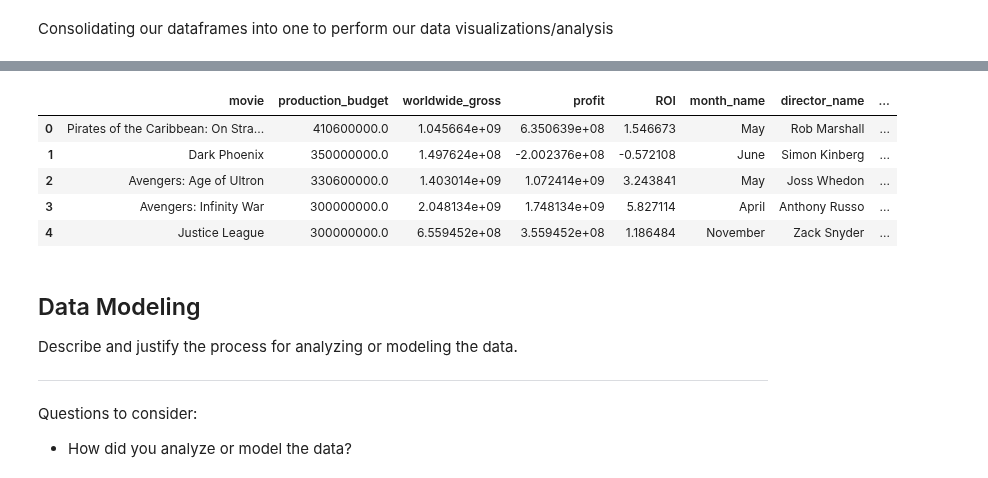
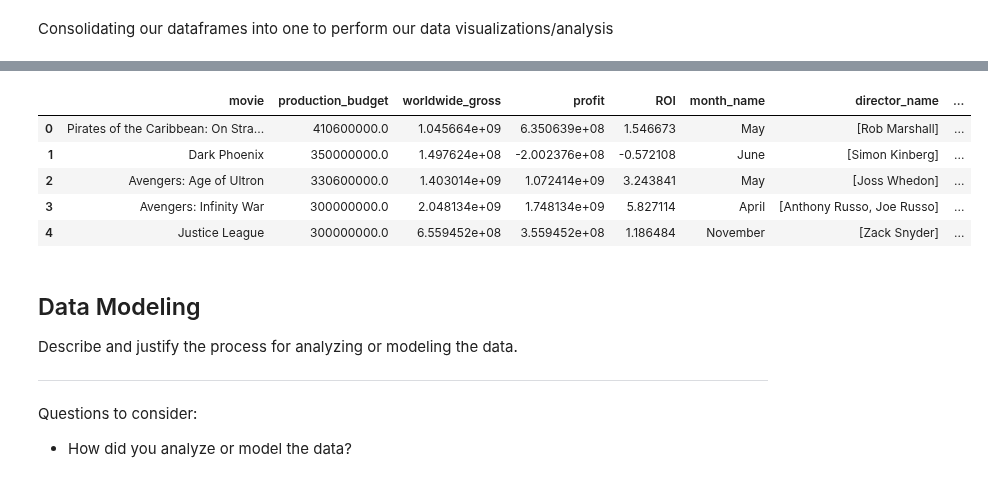
Before and after one commit to ZenBurrito/Phase-1Project, a Jupyter notebook: Movie-Studio-Project.ipynb, the cells around one changed output, grey strips where cells are left out. Cells and saved outputs as stored; diff of their text form; code cells hidden in the pictures.

```diff
--- a/Movie-Studio-Project.ipynb
+++ b/Movie-Studio-Project.ipynb
@@ -233,11 +233,9 @@ df_crew.dropna(axis=0, subset=['directors'], inplace=True)
 # Drop duplicate in 'tconst', film id
 df_crew.drop_duplicates(subset='tconst', inplace=True)
 
-# Split directors into director1, director2, director3, director4
-# 'director2' has 2nd director and others (if more than 2)
-df_crew[['director1', 'director2']] = df_crew['directors'].str.split(',', n=1,  expand =True)
+# Explode out films with multiple directors
+df_dir = df_crew.assign(director = df_crew.directors.str.split(',')).explode('director')
 
-# Drop 'directors' and 'director2' columns.
-# Only keeping director1 for each movie
-df_crew.drop(['directors', 'director2'], axis=1, inplace=True)
+# Drop 'directors' column because we have new column
+df_dir.drop('directors', axis = 1, inplace=True)
 # %%
@@ -343,4 +335,4 @@ df_num_cleaned['month'] = df_num_cleaned['release_date'].dt.month
 #Creating month name column using calendar library
 df_num_cleaned['month_name'] = df_num_cleaned['month'].apply(lambda x: calendar.month_name[x])
 # %%
-df_num_cleaned.drop(['release_date', 'month'], axis=1, inplace=True)
+df_num_cleaned.drop(['id', 'release_date', 'month'], axis=1, inplace=True)
@@ -378,0 +352,6 @@ df_merge.head()
+# %%
+#Merging the director ids with the director names
+df_merge = df_dir.merge(df_name, how = 'inner', left_on = 'director', right_on = 'nconst')
+
+# Join director names back into list for continued merging into next dataset
+df_remerge = df_merge.groupby('tconst').agg({'primary_name': lambda x: x.tolist()}).reset_index()
@@ -379,8 +378,18 @@ df_merge.head()
 # %%
 #second merge, adding director to the df_title data frame
-df_merge1 = df_merge.merge(df_title_final, how = 'inner', left_on = 'tconst', right_on = 'tconst')
+df_merge1 = df_remerge.merge(df_title_final, how = 'inner', left_on = 'tconst', right_on = 'tconst')
+
 #dropping irrelevant data
 df_merge1.drop(['tconst', 'start_year'], axis=1, inplace=True)
 
-df_merge1.head()
+# Rename director column
+df_merge1.rename(columns={'primary_name':'director_name'}, inplace=True)
+
+# Transform genres into list of genres for future explode
+df_merge2 = df_merge1.assign(genre = df_merge1.genres.str.split(','))
+
+# Drop genres column that is not a list
+df_merge2.drop('genres', axis = 1, inplace=True)
+
+df_merge2.head()
 # %% [output]
@@ -393,27 +402,20 @@ df_merge1.head()
 # %%
 #final merge, adding the merged datafram on the numbers file
-df_merge_final = df_num_cleaned.merge(df_merge1, how = 'inner', left_on = 'movie', right_on = 'original_title')
+df_merge_final = df_num_cleaned.merge(df_merge2, how = 'inner', left_on = 'movie', right_on = 'original_title')
 
 #dropping similar column
 df_merge_final.drop('original_title', axis=1, inplace=True)
 
-#dropping duplicated title so money stats aren't inflated with bad data
-df_merge_final.drop_duplicates(subset=['movie'], inplace=True)
-
-#splitting the genres so we can use the data for visualizing
-df_merge_final[['genre1', 'genre2']] = df_merge_final['genres'].str.split(',', n=1, expand=True)
-
-#dropping duplicate data/irrelevant data
-df_merge_final.drop(['genres', 'genre2'], axis=1, inplace=True)
+df_merge_final.drop_duplicates(subset = ['movie'], inplace=True)
 
 df_merge_final.head()
 # %% [output]
 |  | movie | production_budget | worldwide_gross | profit | ROI | month_name | director_name | ... |
-| 0 | Pirates of the Caribbean: On Stra... | 410600000.0 | 1.045664e+09 | 6.350639e+08 | 1.546673 | May | Rob Marshall | ... |
-| 1 | Dark Phoenix | 350000000.0 | 1.497624e+08 | -2.002376e+08 | -0.572108 | June | Simon Kinberg | ... |
-| 2 | Avengers: Age of Ultron | 330600000.0 | 1.403014e+09 | 1.072414e+09 | 3.243841 | May | Joss Whedon | ... |
-| 3 | Avengers: Infinity War | 300000000.0 | 2.048134e+09 | 1.748134e+09 | 5.827114 | April | Anthony Russo | ... |
-| 4 | Justice League | 300000000.0 | 6.559452e+08 | 3.559452e+08 | 1.186484 | November | Zack Snyder | ... |
+| 0 | Pirates of the Caribbean: On Stra... | 410600000.0 | 1.045664e+09 | 6.350639e+08 | 1.546673 | May | [Rob Marshall] | ... |
+| 1 | Dark Phoenix | 350000000.0 | 1.497624e+08 | -2.002376e+08 | -0.572108 | June | [Simon Kinberg] | ... |
+| 2 | Avengers: Age of Ultron | 330600000.0 | 1.403014e+09 | 1.072414e+09 | 3.243841 | May | [Joss Whedon] | ... |
+| 3 | Avengers: Infinity War | 300000000.0 | 2.048134e+09 | 1.748134e+09 | 5.827114 | April | [Anthony Russo, Joe Russo] | ... |
+| 4 | Justice League | 300000000.0 | 6.559452e+08 | 3.559452e+08 | 1.186484 | November | [Zack Snyder] | ... |
 # %% [markdown]
 ## Data Modeling
 Describe and justify the process for analyzing or modeling the data.
```
Also changed, not shown: parts of 26 cells of this notebook, 2 other files.
